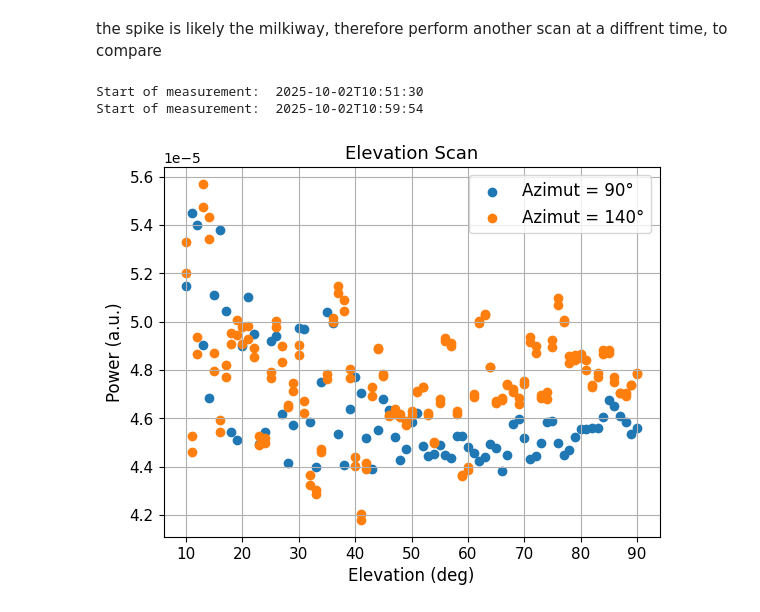
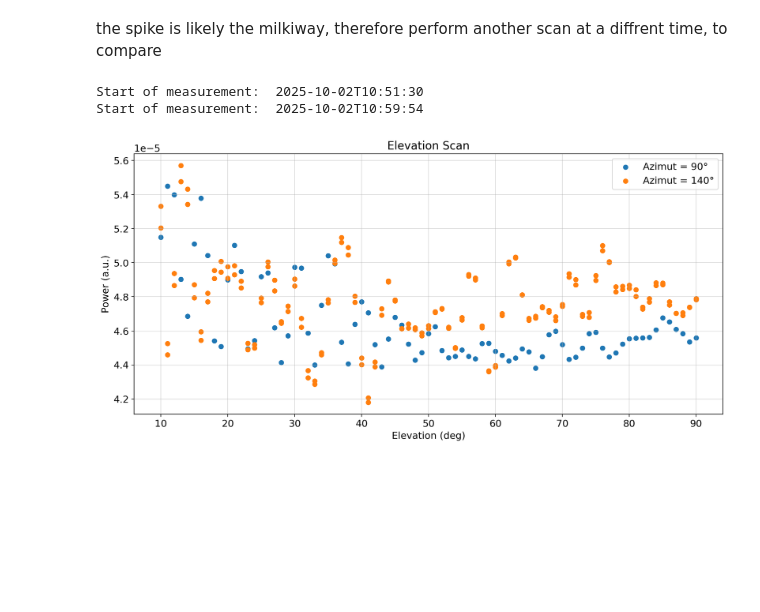
Before and after one commit to SecretGmG/lab, a Jupyter notebook: srt/elevation_scan.ipynb, the cells around one changed output. Cells and saved outputs as stored; diff of their text form; code cells hidden in the pictures; blank space fills up the shorter version.

```diff
--- a/srt/elevation_scan.ipynb
+++ b/srt/elevation_scan.ipynb
@@ -2,6 +2,7 @@
 import matplotlib.pyplot as plt
 import srt_util
 import PhysicsTool as pt
+pt.plotting.set_theme()
 import numpy as np
 # %%
 def plot_elevation_scan(file_path):
@@ -19,10 +20,11 @@ def plot_power_spectrum(file_path: str, idx: int):
         azimut = srt_reader.get_object_positions()['Azimuth'][idx]
         srt_util.plot_spectrum(spec, label = f'Elevation = {elevation}°, Azimut = {azimut}°', x_scale=1e6)
 # %%
-pt.plotting.start_plot(f'Elevation Scan', 'Elevation (deg)', 'Power (a.u.)')
+pt.plotting.set_up_plot(f'Elevation Scan', 'Elevation (deg)', 'Power (a.u.)')
 plot_elevation_scan('Measurements/ElevationScan/ElevationScan_T2220_Az180_20251001.hdf')
 plot_elevation_scan('Measurements/ElevationScan/ElevationScan_T2220_Az90_20251001.hdf')
-pt.plotting.end_plot()
+plt.legend()
+plt.show()
 # %% [output]
 Start of measurement:  2025-10-01T20:28:52
 Start of measurement:  2025-10-01T20:23:33
@@ -30,6 +32,7 @@ Start of measurement:  2025-10-01T20:23:33
 # %%
-pt.plotting.start_plot(f'Power Spectrum', 'Frequency (MHz)', 'Spectral power density (a.u. / Hz)')
+pt.plotting.set_up_plot(f'Power Spectrum', 'Frequency (MHz)', 'Spectral power density (a.u. / Hz)')
 plot_power_spectrum('Measurements/ElevationScan/ElevationScan_T2220_Az90_20251001.hdf', 35)
 plot_power_spectrum('Measurements/ElevationScan/ElevationScan_T2220_Az90_20251001.hdf', -1)
-pt.plotting.end_plot()
+plt.legend()
+plt.show()
 # %% [output]
@@ -37,12 +40,13 @@ pt.plotting.end_plot()
 # %% [markdown]
 the spike is likely the milkiway, therefore perform another scan at a diffrent time, to compare
 # %%
-pt.plotting.start_plot(f'Elevation Scan', 'Elevation (deg)', 'Power (a.u.)')
+pt.plotting.set_up_plot(f'Elevation Scan', 'Elevation (deg)', 'Power (a.u.)')
 plot_elevation_scan('Measurements/ElevationScan/2ndScanAtDay_noMilkyWay/ElevationScan_T1250_Az90_20251002.hdf')
 plot_elevation_scan('Measurements/ElevationScan/2ndScanAtDay_noMilkyWay/ElevationScan_T1300_Az140_20251002.hdf')
-pt.plotting.end_plot()
+plt.legend()
+plt.show()
 # %% [output]
 Start of measurement:  2025-10-02T10:51:30
 Start of measurement:  2025-10-02T10:59:54
-[figure, old version]
+[figure, new version]
 # %%
```
Also changed, not shown: parts of 3 cells of this notebook, 1 other file.
